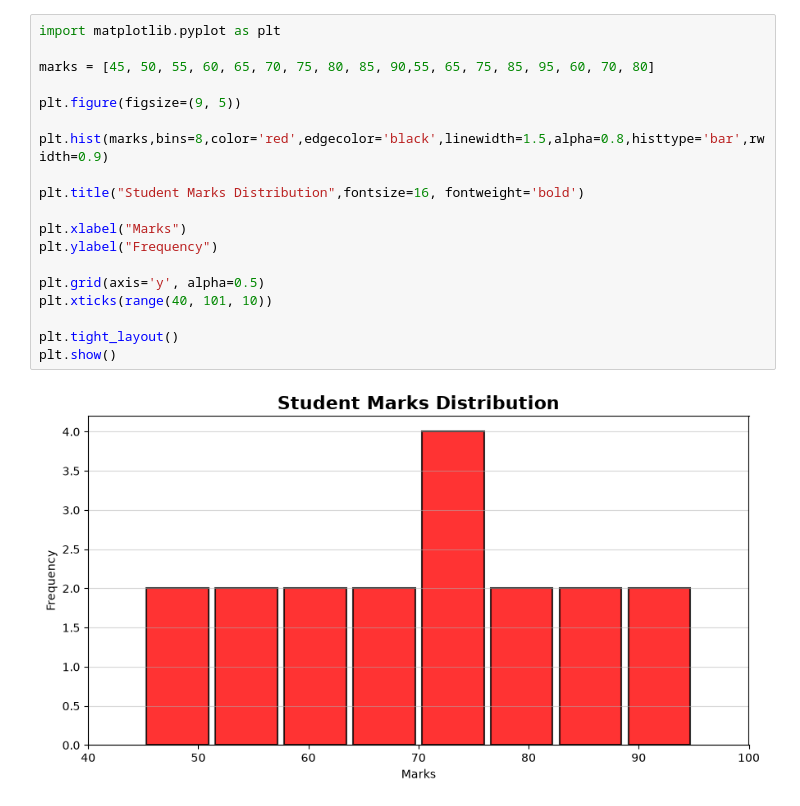
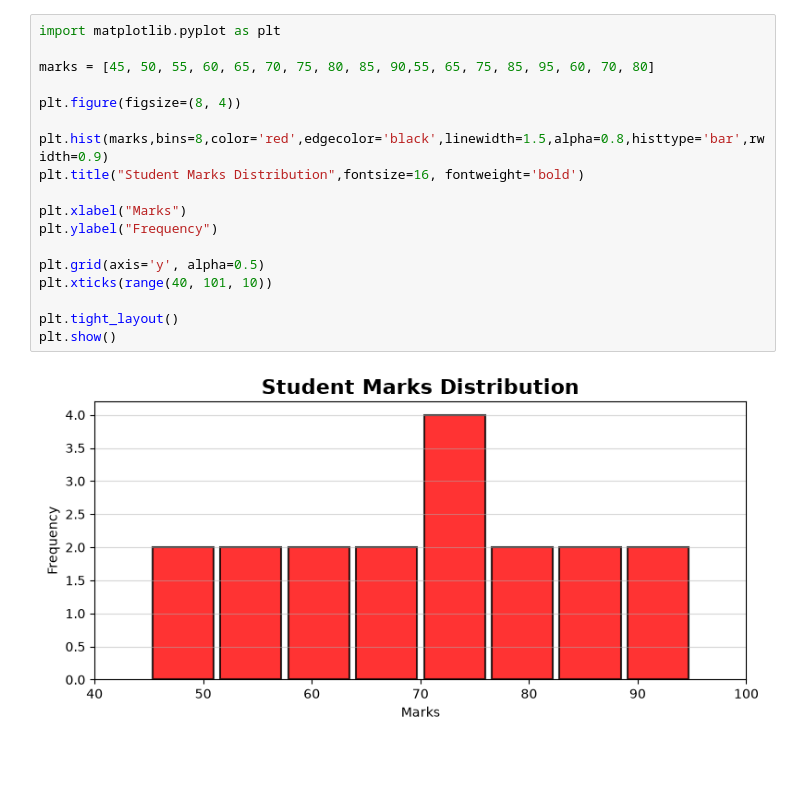
Before and after one commit to aayush-xid-su/CUTM, a Jupyter notebook: SEM1/DAVP/lab/userinput_lab/histogram_02.ipynb, the cells around one changed output. Cells and saved outputs as stored; diff of their text form; blank space fills up the shorter version.

```diff
--- a/SEM1/DAVP/lab/userinput_lab/histogram_02.ipynb
+++ b/SEM1/DAVP/lab/userinput_lab/histogram_02.ipynb
@@ -1,21 +1,20 @@
 # %%
 import matplotlib.pyplot as plt
 
 marks = [45, 50, 55, 60, 65, 70, 75, 80, 85, 90,55, 65, 75, 85, 95, 60, 70, 80]
 
-plt.figure(figsize=(9, 5))
+plt.figure(figsize=(8, 4))
 
 plt.hist(marks,bins=8,color='red',edgecolor='black',linewidth=1.5,alpha=0.8,histtype='bar',rwidth=0.9)
-
 plt.title("Student Marks Distribution",fontsize=16, fontweight='bold')
 
 plt.xlabel("Marks")
 plt.ylabel("Frequency")
 
 plt.grid(axis='y', alpha=0.5)
 plt.xticks(range(40, 101, 10))
 
 plt.tight_layout()
 plt.show()
 # %% [output]
-[figure, old version]
+[figure, new version]
```
Also changed, not shown: 11 other files.
